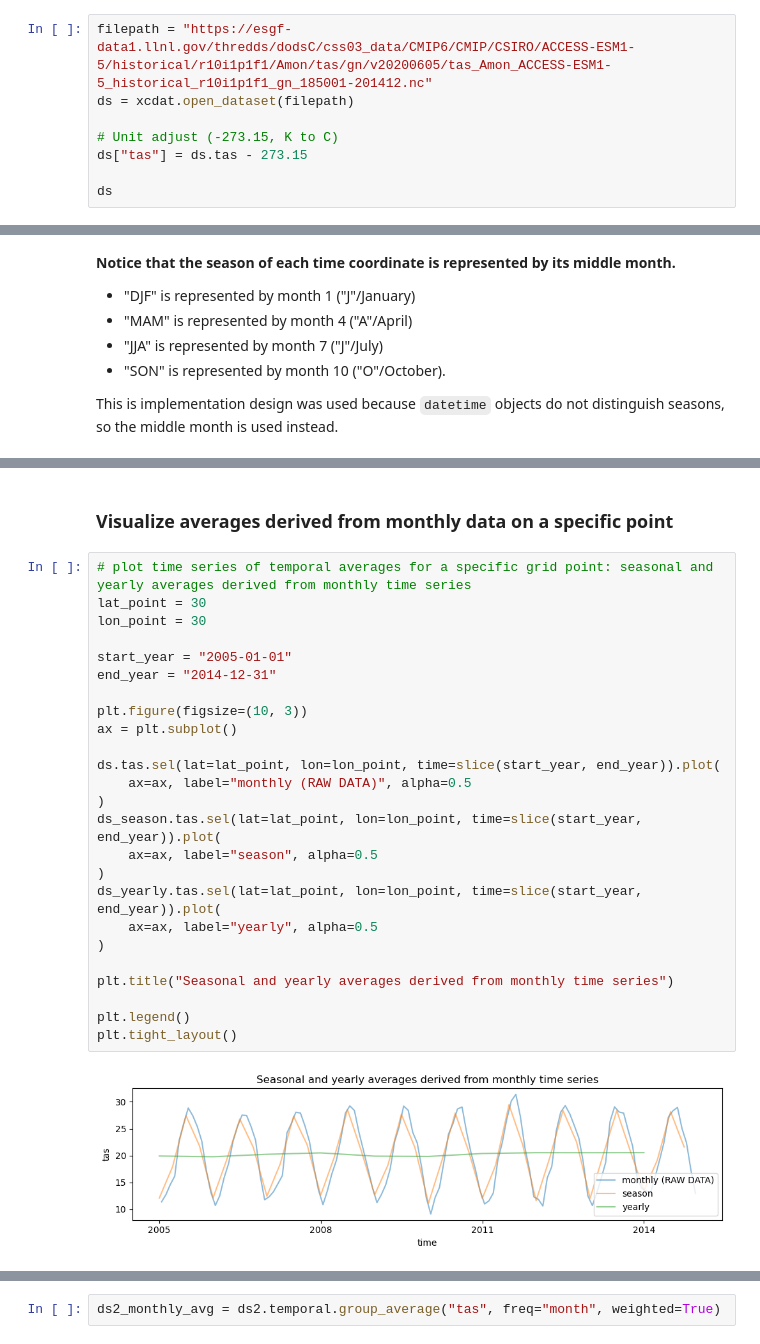
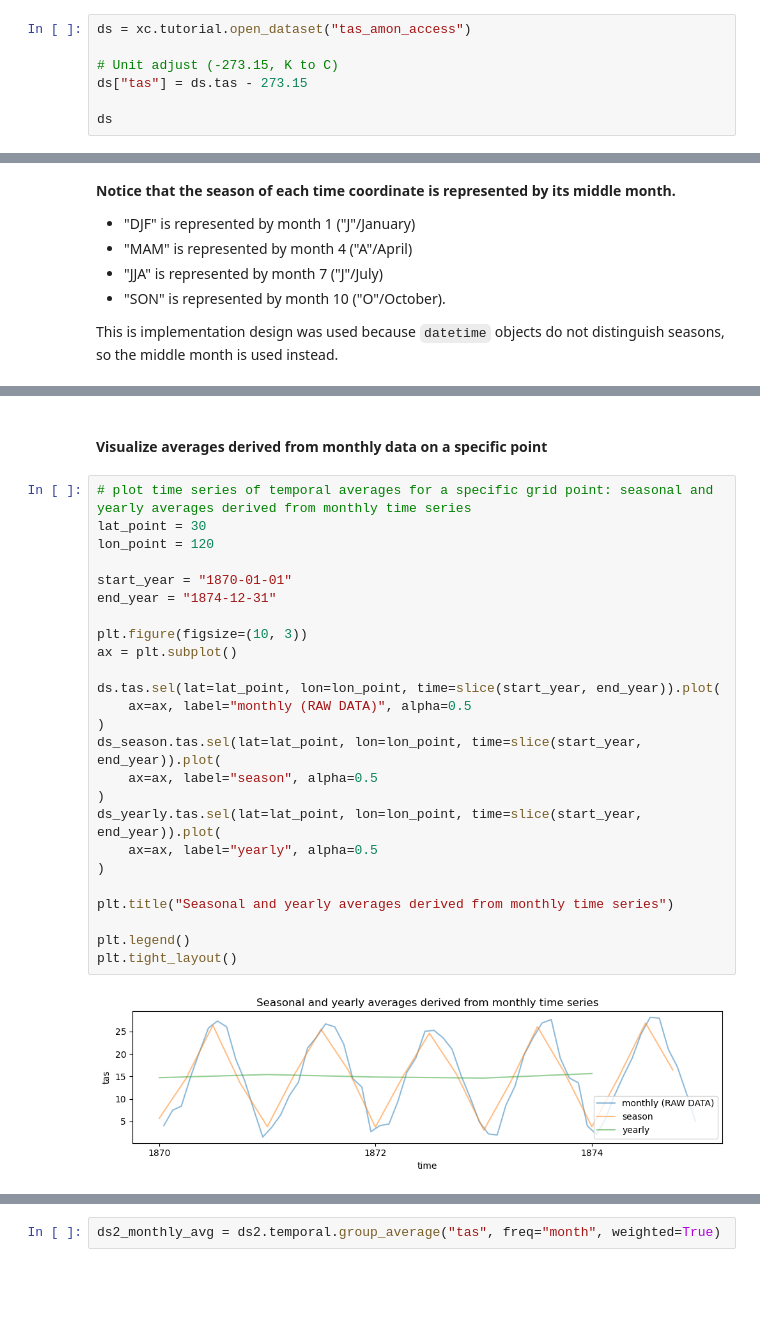
Before and after one commit to xCDAT/xcdat, a Jupyter notebook: docs/examples/temporal-average.ipynb, the cells around one changed output, grey strips where cells are left out. Saved outputs shown, nothing was run; the diff lists cells and outputs as text; blank space fills up the shorter version.

Commit message:
Update `temporal-average.ipynb` and add `tas_3hr_access`

```diff
--- a/docs/examples/temporal-average.ipynb
+++ b/docs/examples/temporal-average.ipynb
@@ -150,6 +144,5 @@ _More information on the xarray's OPeNDAP support can be found [here](https://do
 # %%
-filepath = "https://esgf-data1.llnl.gov/thredds/dodsC/css03_data/CMIP6/CMIP/CSIRO/ACCESS-ESM1-5/historical/r10i1p1f1/Amon/tas/gn/v20200605/tas_Amon_ACCESS-ESM1-5_historical_r10i1p1f1_gn_185001-201412.nc"
-ds = xcdat.open_dataset(filepath)
+ds = xc.tutorial.open_dataset("tas_amon_access")
 
 # Unit adjust (-273.15, K to C)
 ds["tas"] = ds.tas - 273.15
@@ -268,31 +260,31 @@ Attributes:
     standard_name:  time
     _ChunkSizes:    1
 # %% [markdown]
-### Visualize averages derived from monthly data on a specific point
+#### Visualize averages derived from monthly data on a specific point
 # %%
 # plot time series of temporal averages for a specific grid point: seasonal and yearly averages derived from monthly time series
 lat_point = 30
-lon_point = 30
+lon_point = 120
 
-start_year = "2005-01-01"
-end_year = "2014-12-31"
+start_year = "1870-01-01"
+end_year = "1874-12-31"
 
 plt.figure(figsize=(10, 3))
 ax = plt.subplot()
 
 ds.tas.sel(lat=lat_point, lon=lon_point, time=slice(start_year, end_year)).plot(
     ax=ax, label="monthly (RAW DATA)", alpha=0.5
 )
 ds_season.tas.sel(lat=lat_point, lon=lon_point, time=slice(start_year, end_year)).plot(
     ax=ax, label="season", alpha=0.5
 )
 ds_yearly.tas.sel(lat=lat_point, lon=lon_point, time=slice(start_year, end_year)).plot(
     ax=ax, label="yearly", alpha=0.5
 )
 
 plt.title("Seasonal and yearly averages derived from monthly time series")
 
 plt.legend()
 plt.tight_layout()
 # %% [output]
-[figure, old version]
+[figure, new version]
```
Also changed, not shown: parts of 23 cells of this notebook, 4 other files.
